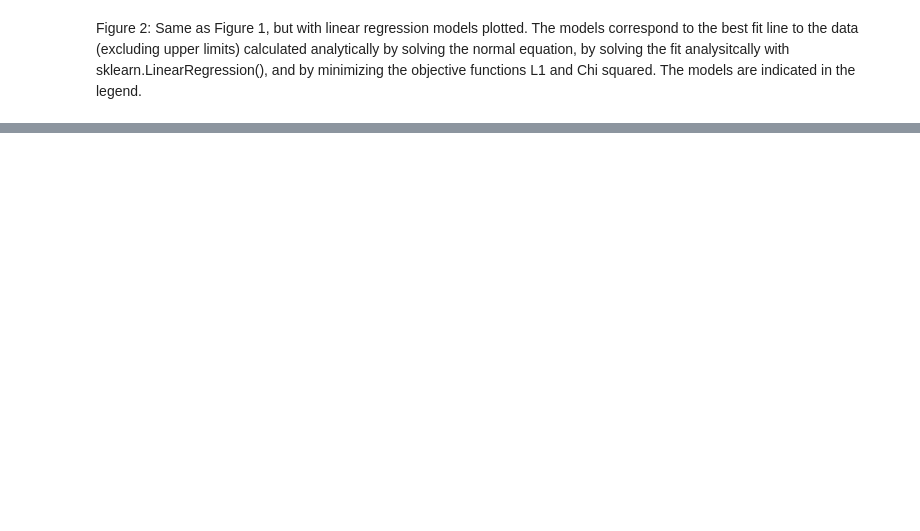
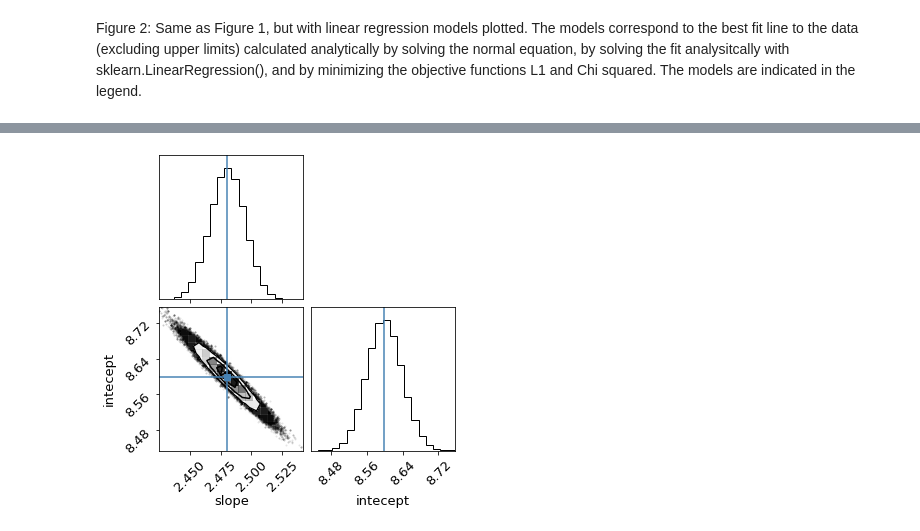
Before and after one commit to FrancescoZanni/MLPNS_FZanni, a Jupyter notebook: FittingLineToGRBAfterglows_instructionsEsercitazioneWeek3.ipynb, the cells around one changed output, grey strips where cells are left out. Cells and saved outputs as stored; diff of their text form; code cells hidden in the pictures; blank space fills up the shorter version.

```diff
--- a/FittingLineToGRBAfterglows_instructionsEsercitazioneWeek3.ipynb
+++ b/FittingLineToGRBAfterglows_instructionsEsercitazioneWeek3.ipynb
@@ -356,0 +608,11 @@ Figure 2: Same as Figure 1, but with linear regression models plotted. The model
+# %%
+import corner
+pl.rcParams["font.size"]= 13
+fig = corner.corner(
+    flat_samples, labels=[ "slope","intecept"], truths=mcmc[:,1]);
+
+#tutto nella norma
+#possibili patologie:
+#bimodal,code significative, isolette ecc
+# %% [output]
+[figure, added]
```
Also changed, not shown: parts of 22 cells of this notebook.
